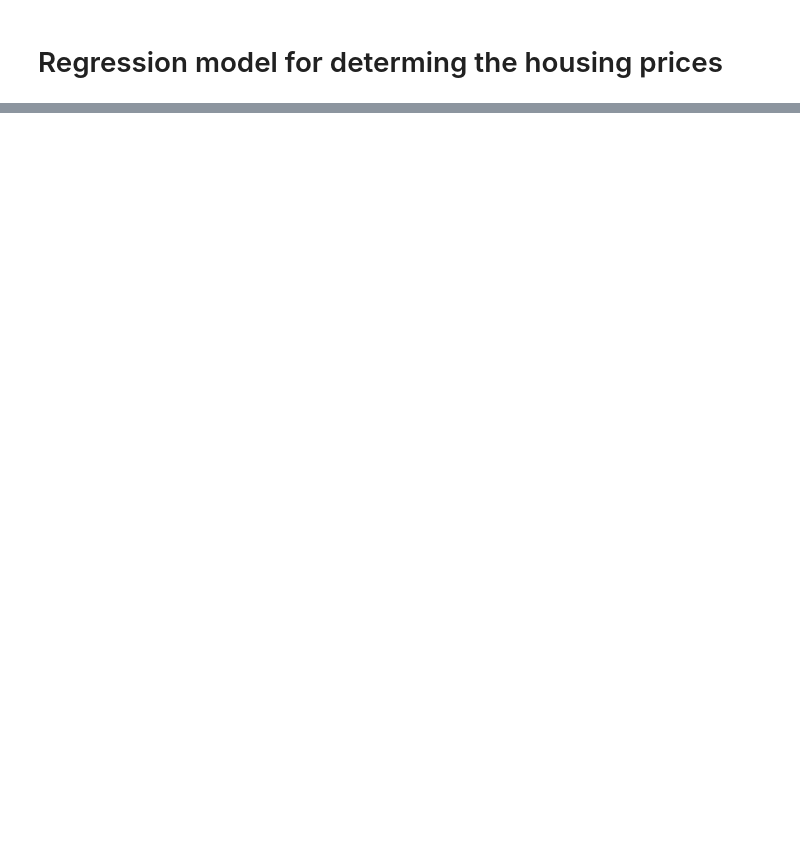
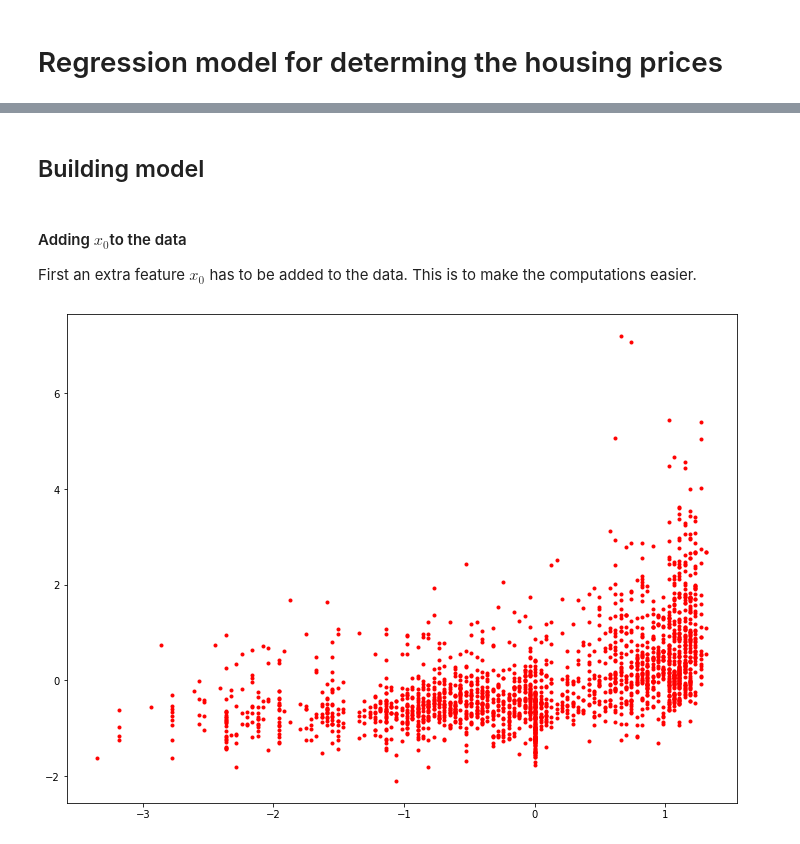
Before and after one commit to Youri-is-super-awesome/Bitches-and-beaches, a Jupyter notebook: code/model_version1.ipynb, the cells around one changed output, grey strips where cells are left out. Drawn from its saved outputs; the diff is of its cells as text; code cells hidden in the pictures; blank space fills up the shorter version.

```diff
--- a/code/model_version1.ipynb
+++ b/code/model_version1.ipynb
@@ -49,13 +43,38 @@ First an extra feature $x_0$ has to be added to the data, the
+# %% [markdown]
+## Building model
+# %% [markdown]
+#### Adding  $x_0$to the data
+
+First an extra feature $x_0$ has to be added to the data. This is to make the computations easier.
 # %%
 def add_x0(x):
     '''
     This function takes a column vector x, adds a column vector of ones in front of it, and returns the
     combined matrix.
     '''
     # create new feature vector of ones in shape of number of samples * 1 column vector
     x_zero = np.ones((len(x), 1), dtype = int)
 
     # combine the new and old feature vectors into matrix
     return np.hstack((x_zero, x))
 
-X = add_x0(X_np)
+
+# make column vector for one feature for testing
+X_single_feature = X_train[:, 1, None]
+
+# make column vector out of row vector
+y_train = y_train[..., None]
+
+#print(y_train)
+
+# plot the datapoints
+plt.figure(figsize=(12,9))
+plt.plot(X_single_feature, y_train, 'r.')
+plt.show()
+
+# create feature with x0
+X = add_x0(X_single_feature)
+
+#print(X)
+# %% [output]
+[figure, added]
```
Also changed, not shown: parts of 15 cells of this notebook, 3 other files.
